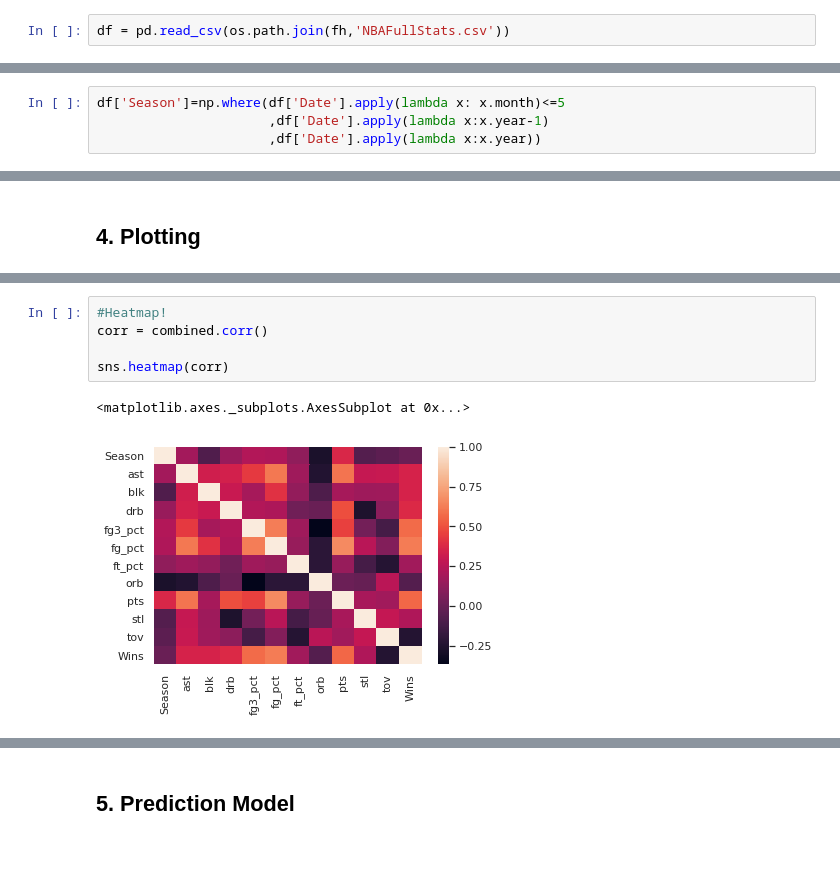
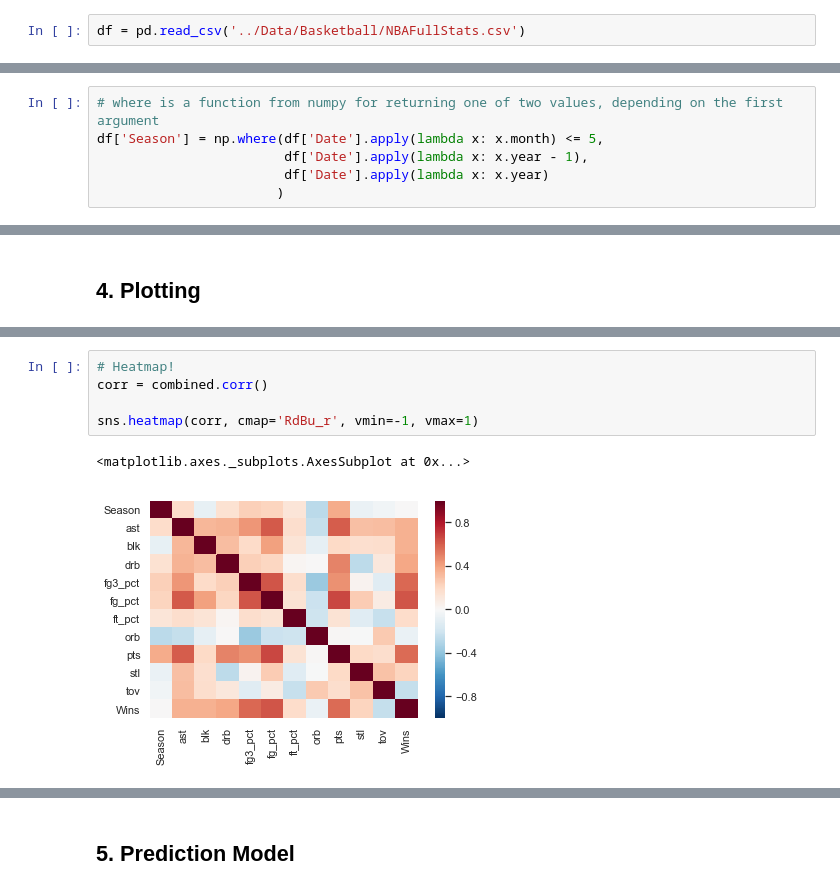
Before and after one commit to count/hackathons, a Jupyter notebook: Sport/Workshop/Example Notebook.ipynb, the cells around one changed output, grey strips where cells are left out. Cells and saved outputs as stored; diff of their text form; blank space fills up the shorter version.

Commit message:
Tweaks to sport workshop notebook, and fix NBAFullStats.csv

```diff
--- a/Sport/Workshop/Example Notebook.ipynb
+++ b/Sport/Workshop/Example Notebook.ipynb
@@ -36,5 +42,5 @@ fh = os.path.join("..","..","Data")
 # %%
-df = pd.read_csv(os.path.join(fh,'NBAFullStats.csv'))
+df = pd.read_csv('../Data/Basketball/NBAFullStats.csv')
 # %% [markdown]
 ### Describe data
 # %%
@@ -191,9 +198,11 @@ Let's create a column for season.
 
 Seasons will be refered to by the year in which it began.
 # %%
-df['Season']=np.where(df['Date'].apply(lambda x: x.month)<=5
-                      ,df['Date'].apply(lambda x:x.year-1)
-                      ,df['Date'].apply(lambda x:x.year))
+# where is a function from numpy for returning one of two values, depending on the first argument
+df['Season'] = np.where(df['Date'].apply(lambda x: x.month) <= 5,
+                        df['Date'].apply(lambda x: x.year - 1),
+                        df['Date'].apply(lambda x: x.year)
+                       )
 # %%
 df['Season'].value_counts()
 # %% [output]
@@ -286,9 +295,9 @@ sns.jointplot(x='Wins',
 # %%
-#Heatmap!
+# Heatmap!
 corr = combined.corr()
 
-sns.heatmap(corr)
+sns.heatmap(corr, cmap='RdBu_r', vmin=-1, vmax=1)
 # %% [output]
 <matplotlib.axes._subplots.AxesSubplot at 0x...>
-[figure, old version]
+[figure, new version]
 # %%
```
Also changed, not shown: parts of 31 cells of this notebook, 2 other files.
